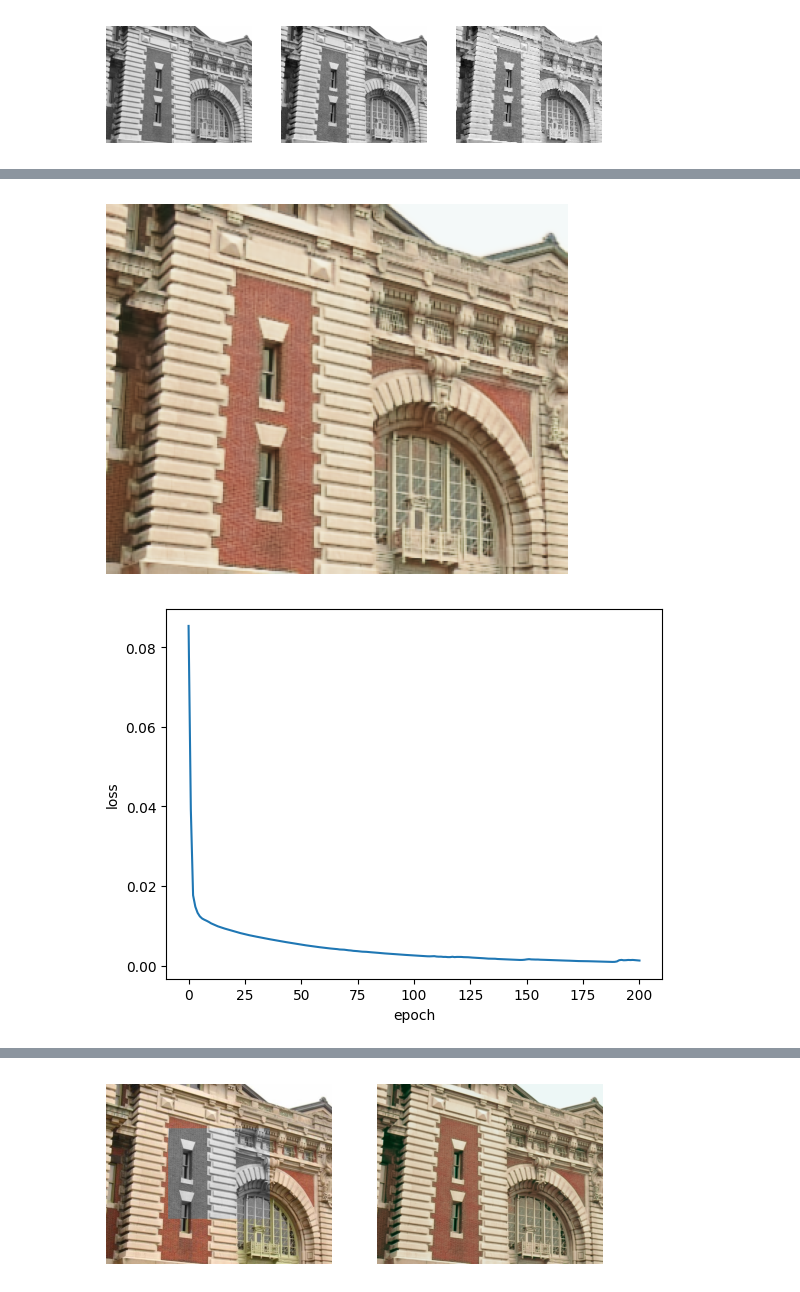
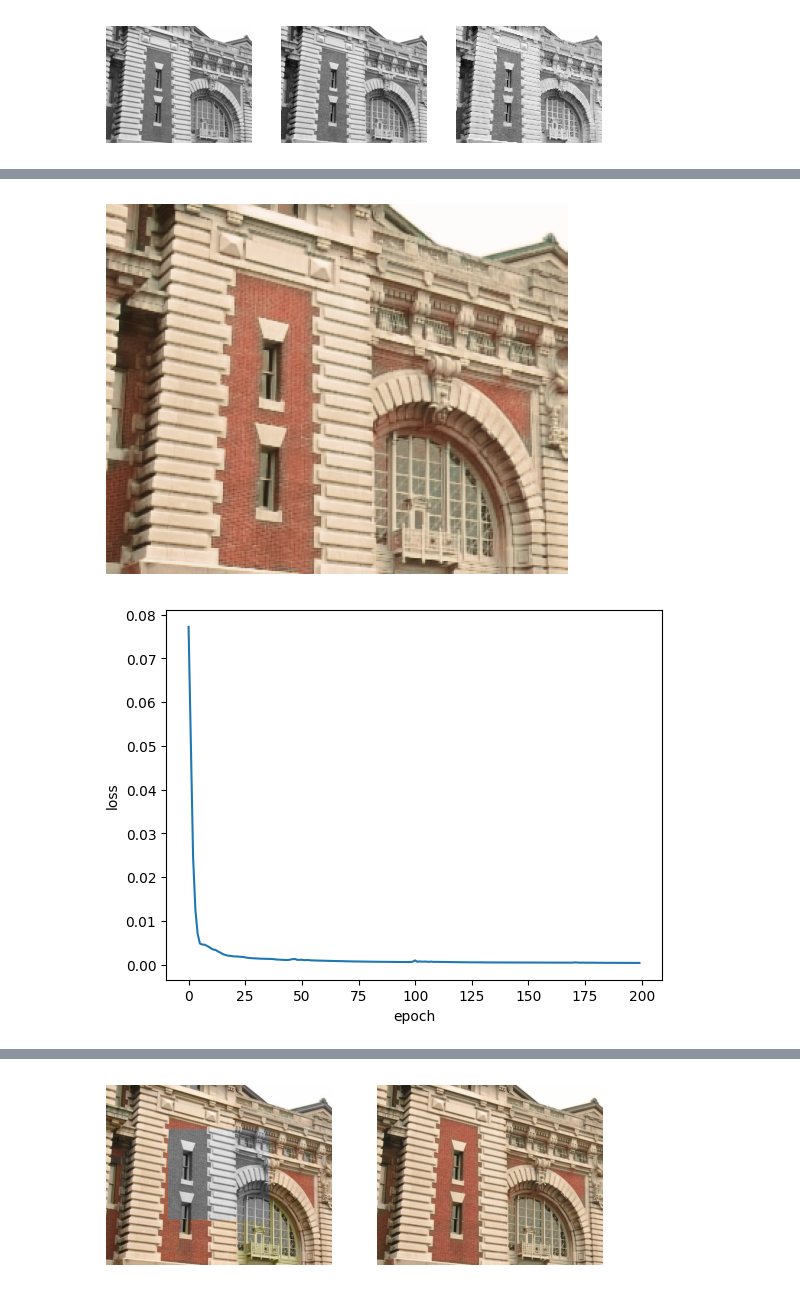
Before and after one commit to tinwech/EII-pytorch, a Jupyter notebook: main.ipynb, the cells around one changed output, grey strips where cells are left out. Cells and saved outputs as stored; diff of their text form; code cells hidden in the pictures.

```diff
--- a/main.ipynb
+++ b/main.ipynb
@@ -11,36 +11,38 @@ import numpy as np
 # %%
 class ResidualBlock(nn.Module):
-    def __init__(self, in_channels, hidden_channels, out_channels):
+    def __init__(self, channels):
         super(ResidualBlock, self).__init__()
 
         self.block = nn.Sequential(
-            nn.Conv2d(in_channels, hidden_channels, kernel_size=3, padding=1, padding_mode='reflect'),
-            nn.BatchNorm2d(hidden_channels),
-            nn.LeakyReLU(),
-            nn.Conv2d(hidden_channels, out_channels, kernel_size=3, padding=1, padding_mode='reflect'),
-            nn.BatchNorm2d(out_channels)
+            nn.Conv2d(channels, channels, kernel_size=3, padding=1, padding_mode='reflect'),
+            nn.BatchNorm2d(channels),
+            nn.LeakyReLU(0.2, inplace=True),
+            nn.Conv2d(channels, channels, kernel_size=3, padding=1, padding_mode='reflect'),
+            nn.BatchNorm2d(channels)
         )
 
     def forward(self, x):
         return self.block(x) + x
 # %%
 class ResNet(nn.Module):
-    def __init__(self, in_channels, hidden_channels=32, out_channels=3, num_blocks=9):
+    def __init__(self, in_channels, hidden_channels=32, out_channels=3, num_blocks=8):
         super(ResNet, self).__init__()
 
         self.input_block = nn.Sequential(
             nn.Conv2d(in_channels, hidden_channels, kernel_size=3, padding=1, padding_mode='reflect'),
             nn.BatchNorm2d(hidden_channels),
-            nn.LeakyReLU(),
+            nn.LeakyReLU(0.2, inplace=True),
         )
 
         self.residual_blocks = nn.ModuleList()
         for _ in range(num_blocks):
-            self.residual_blocks.append(ResidualBlock(hidden_channels, hidden_channels, hidden_channels))
+            self.residual_blocks.append(ResidualBlock(hidden_channels))
 
         self.output_block = nn.Sequential(
-            nn.Conv2d(hidden_channels, out_channels, kernel_size=3, padding=1, padding_mode='reflect'),
-            nn.BatchNorm2d(out_channels),
+            nn.Conv2d(hidden_channels, hidden_channels // 2, kernel_size=3, padding=1, padding_mode='reflect'),
+            nn.BatchNorm2d(hidden_channels // 2),
+            nn.LeakyReLU(0.2, inplace=True),
+            nn.Conv2d(hidden_channels // 2, out_channels, kernel_size=3, padding=1, padding_mode='reflect'),
             nn.Sigmoid(),
         )
 
@@ -99,14 +102,14 @@ n_layers = 3
 lr = [0.02, 0.01, 0.005]
 epochs = [200, 200, 200]
 # %%
-
-color_path = './color/img2.png'
-mask_path = './mask/img2.png'
-gray_path = './gray/img2.png'
+fname = 'img2.png'
+color_path = f'./color/{fname}'
+mask_path = f'./mask/{fname}'
+gray_path = f'./gray/{fname}'
 
 color = cv2.cvtColor(cv2.imread(color_path), cv2.COLOR_BGR2RGB)
 mask = cv2.imread(mask_path)
-gray = cv2.imread(gray_path, cv2.IMREAD_GRAYSCALE)[:,:,np.newaxis]
+gray = cv2.imread(gray_path, cv2.IMREAD_GRAYSCALE)[:,:,None]
 
 color_pyramid = get_pyramid(color, n_layers)[::-1]
 mask_pyramid = get_pyramid(mask, n_layers)[::-1]
@@ -138,7 +141,7 @@ for i, (color, mask, gray) in enumerate(zip(color_pyramid, mask_pyramid, gray_py
     optimizer = optim.Adam(model.parameters(), lr=lr[i])
     losses = []
     steps = []
-    for epoch in tqdm(range(epochs[i] + 1), desc=f'Layer {i}'):
+    for epoch in tqdm(range(epochs[i]), desc=f'Layer {i}'):
         optimizer.zero_grad()
         output = model(input)
         loss = criterion(output * mask, target)
@@ -155,2 +158,2 @@ for i, (color, mask, gray) in enumerate(zip(color_pyramid, mask_pyramid, gray_py
 [figure]
-[figure, old version]
+[figure, new version]
```
Also changed, not shown: parts of 4 cells of this notebook.
